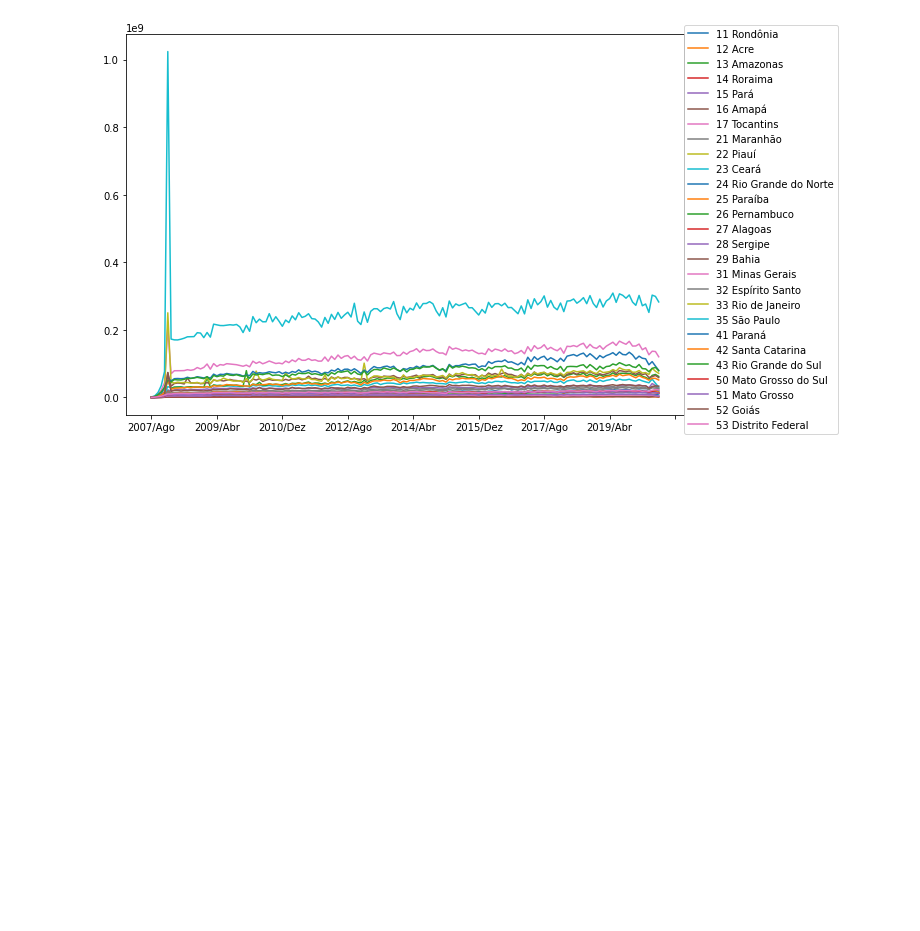
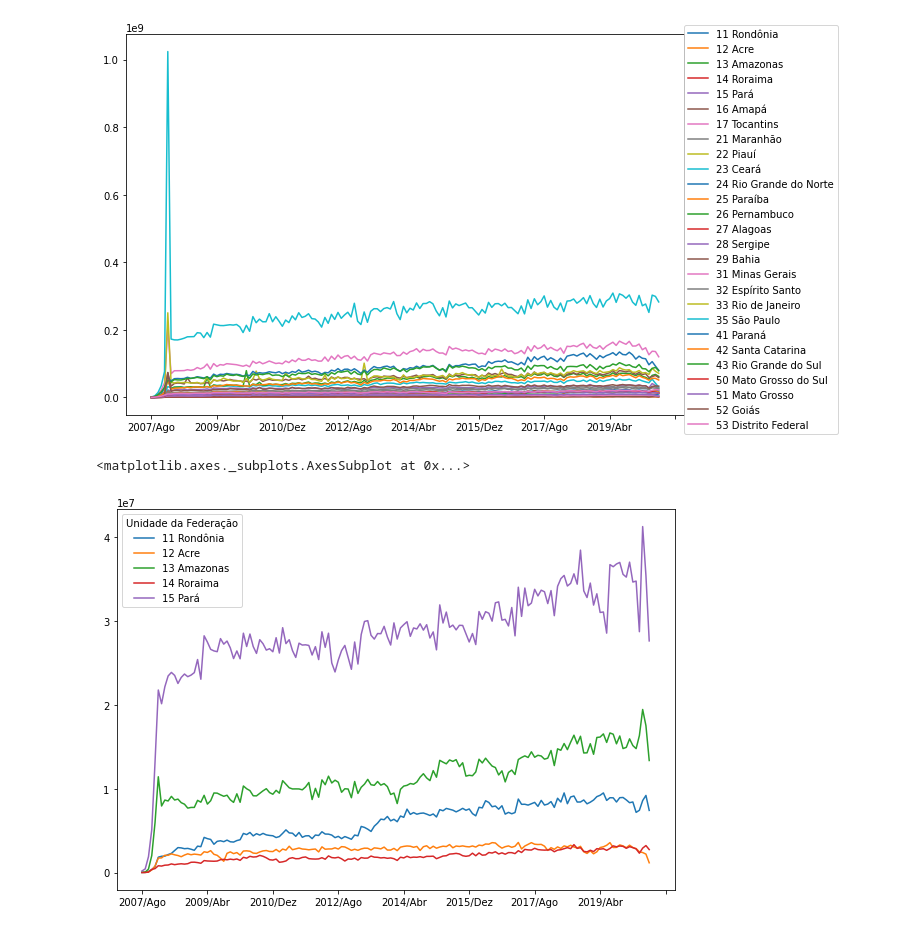
Before and after one commit to MigMaster/bootcamp_data_science, a Jupyter notebook: Bootcamp_Alura_Aula_2.ipynb, the cells around one changed output. Drawn from its saved outputs; the diff is of its cells as text; code cells hidden in the pictures; blank space fills up the shorter version.

```diff
--- a/Bootcamp_Alura_Aula_2.ipynb
+++ b/Bootcamp_Alura_Aula_2.ipynb
@@ -175,0 +180,5 @@ ax.legend(loc=(1,-0.05))
+# %%
+usaveis[:5].T.plot(figsize=(10,7))
+# %% [output]
+<matplotlib.axes._subplots.AxesSubplot at 0x...>
+[figure, added]
```
Also changed, not shown: parts of 12 cells of this notebook.
